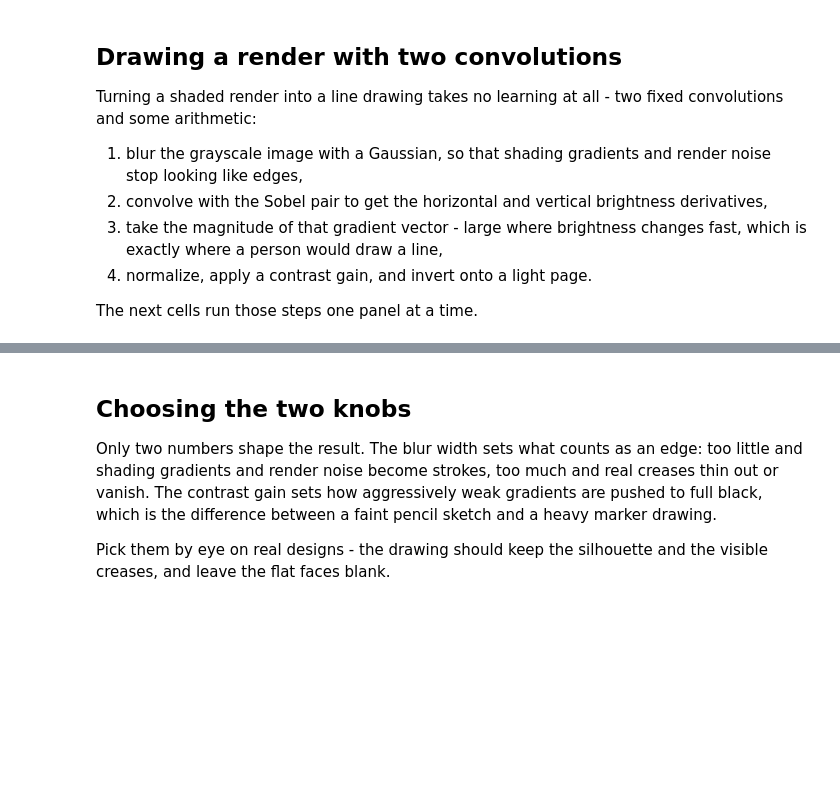
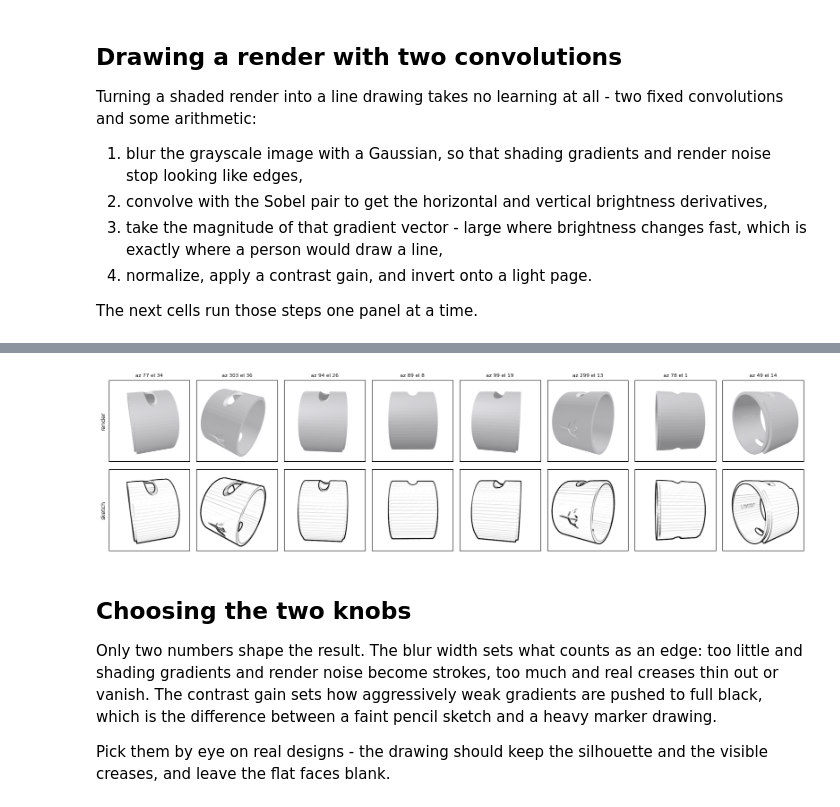
Before and after one commit to SattamAltwaim/StarX, a Jupyter notebook: experiments/09_synthetic_sketches.ipynb, the cells around one changed output, grey strips where cells are left out. Saved outputs shown, nothing was run; the diff lists cells and outputs as text; code cells hidden in the pictures; blank space fills up the shorter version.

```diff
--- a/experiments/09_synthetic_sketches.ipynb
+++ b/experiments/09_synthetic_sketches.ipynb
@@ -294,25 +319,27 @@ print("model input shape:", tuple(reference.shape),
 # %%
 # The whole camera rig, drawn: every stored view of this design above its
 # synthetic sketch. One design becomes as many training inputs as it has
 # views, and each one is a different, self-consistent picture of the part.
 n_show = 8
 fig, axes = plt.subplots(2, n_show, figsize=(2.0 * n_show, 4.4))
 for c in range(n_show):
-    view_sketch = synth.sobel_sketch(
+    sketch = synth.sobel_sketch(
         demo["views"][c], cfg.sketch_size, cfg.edge_blur_sigma,
         cfg.edge_gain, cfg.edge_bg,
     )
     axes[0, c].imshow(demo["views"][c])
     axes[0, c].set_title(f"az {demo['meta']['view_angles'][c][0]:.0f}"
                          f" el {demo['meta']['view_angles'][c][1]:.0f}", fontsize=8)
-    axes[1, c].imshow(view_sketch[0], cmap="gray", vmin=0, vmax=1)
+    axes[1, c].imshow(sketch[0], cmap="gray", vmin=0, vmax=1)
 for ax in axes.ravel():
     ax.set_xticks([])
     ax.set_yticks([])
 axes[0, 0].set_ylabel("render", fontsize=9)
 axes[1, 0].set_ylabel("sketch", fontsize=9)
 fig.tight_layout()
 plt.show()
+# %% [output]
+[figure, added]
 # %% [markdown]
 ## Choosing the two knobs
 
```
Also changed, not shown: parts of 16 cells of this notebook.
